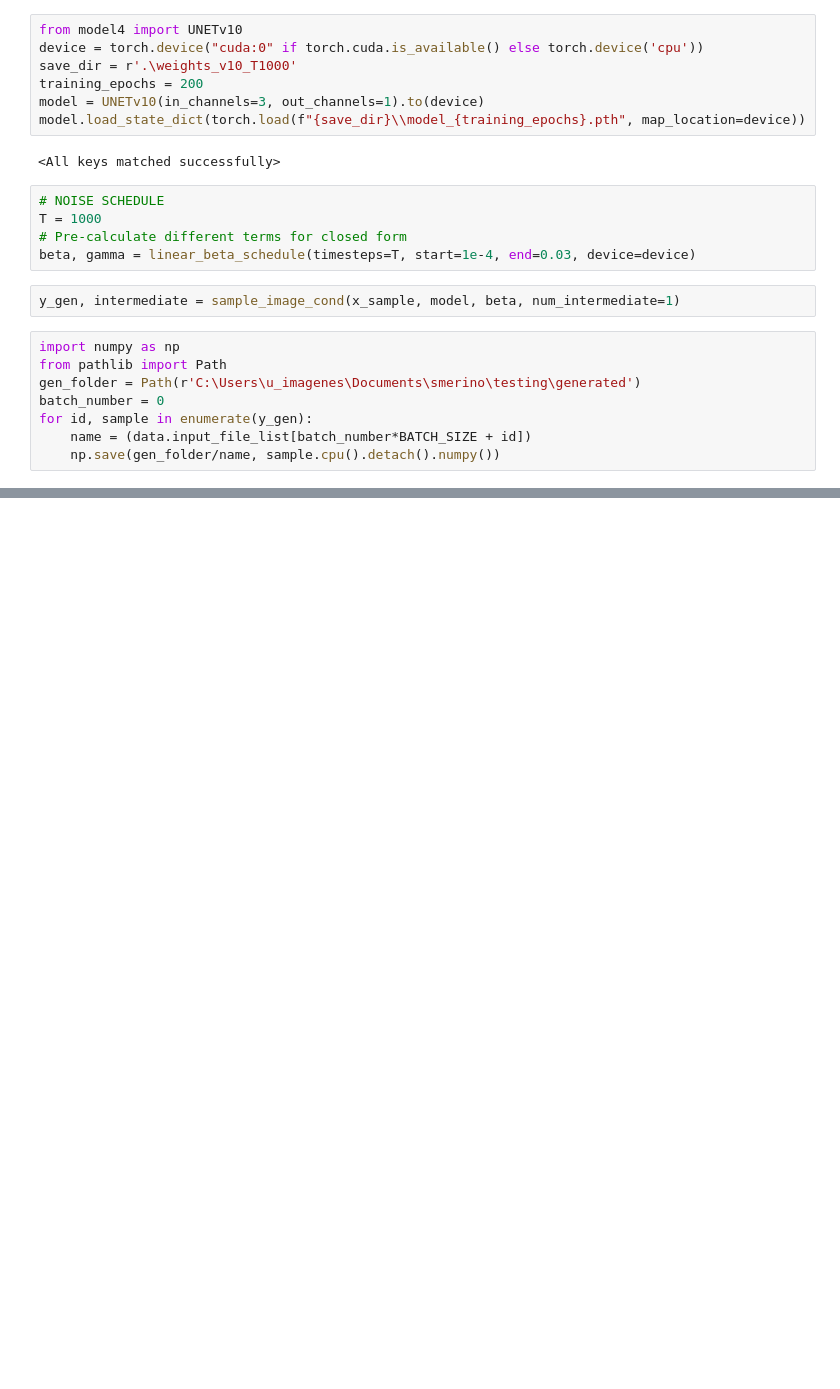
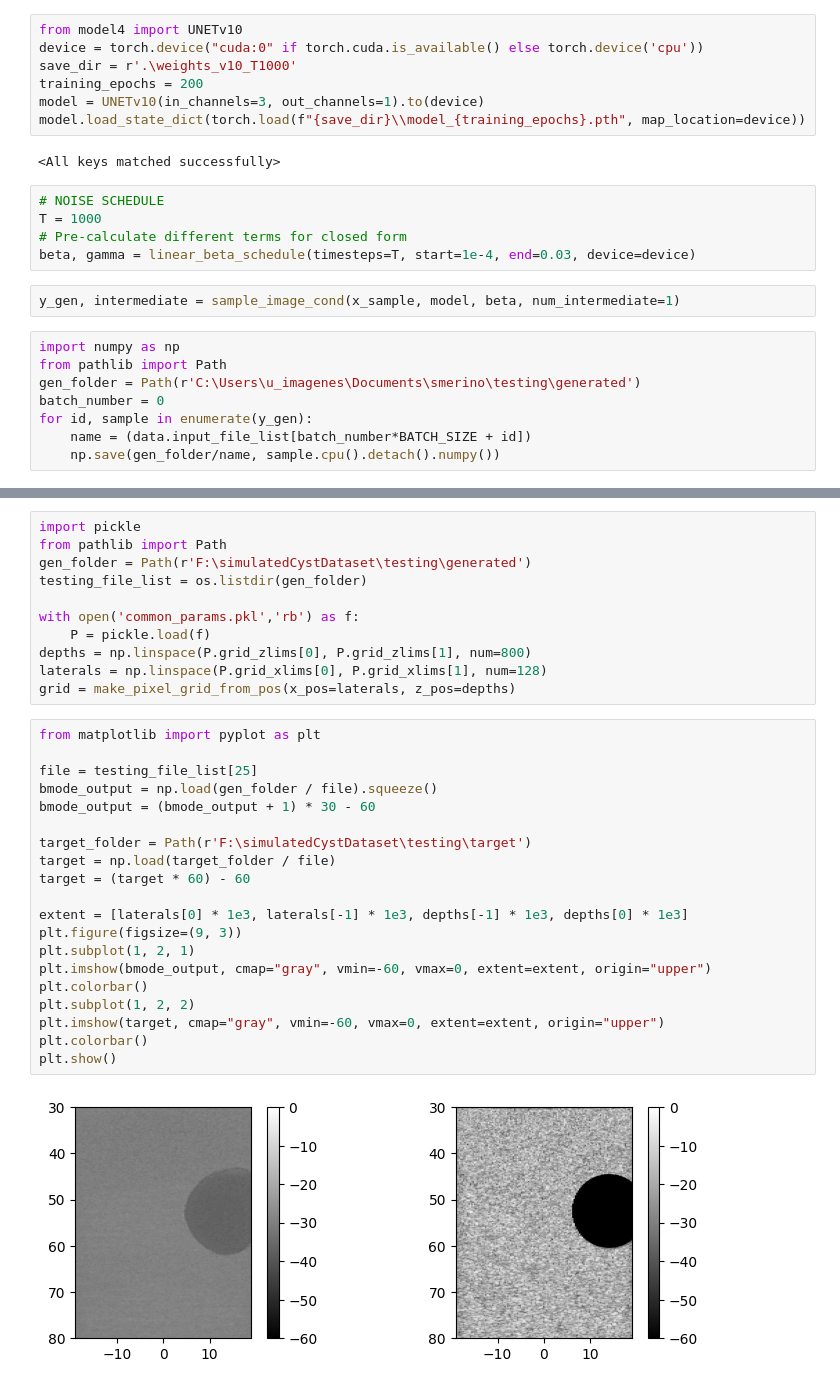
Before and after one commit to SebastianMerino/DiffusionBeamformer, a Jupyter notebook: compute_metrics.ipynb, the cells around one changed output, grey strips where cells are left out. Saved outputs shown, nothing was run; the diff lists cells and outputs as text; blank space fills up the shorter version.

```diff
--- a/compute_metrics.ipynb
+++ b/compute_metrics.ipynb
@@ -152 +166,34 @@ Saving...
+# %%
+import pickle
+from pathlib import Path
+gen_folder = Path(r'F:\simulatedCystDataset\testing\generated')
+testing_file_list = os.listdir(gen_folder)
+
+with open('common_params.pkl','rb') as f:
+    P = pickle.load(f)
+depths = np.linspace(P.grid_zlims[0], P.grid_zlims[1], num=800)
+laterals = np.linspace(P.grid_xlims[0], P.grid_xlims[1], num=128)
+grid = make_pixel_grid_from_pos(x_pos=laterals, z_pos=depths)
+# %%
+from matplotlib import pyplot as plt
+
+file = testing_file_list[25]
+bmode_output = np.load(gen_folder / file).squeeze()
+bmode_output = (bmode_output + 1) * 30 - 60
+
+target_folder = Path(r'F:\simulatedCystDataset\testing\target')
+target = np.load(target_folder / file)
+target = (target * 60) - 60
+
+extent = [laterals[0] * 1e3, laterals[-1] * 1e3, depths[-1] * 1e3, depths[0] * 1e3]
+plt.figure(figsize=(9, 3))
+plt.subplot(1, 2, 1)
+plt.imshow(bmode_output, cmap="gray", vmin=-60, vmax=0, extent=extent, origin="upper")
+plt.colorbar()
+plt.subplot(1, 2, 2)
+plt.imshow(target, cmap="gray", vmin=-60, vmax=0, extent=extent, origin="upper")
+plt.colorbar()
+plt.show()
+# %% [output]
+[figure, added]
 # %%
```
Also changed, not shown: parts of 16 cells of this notebook, 4 other files.
